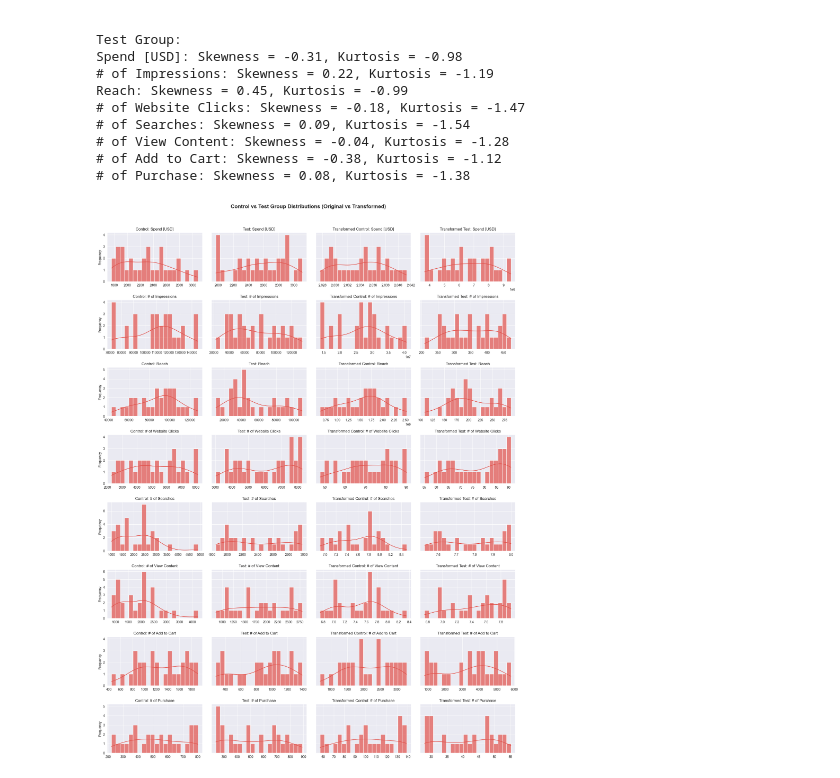
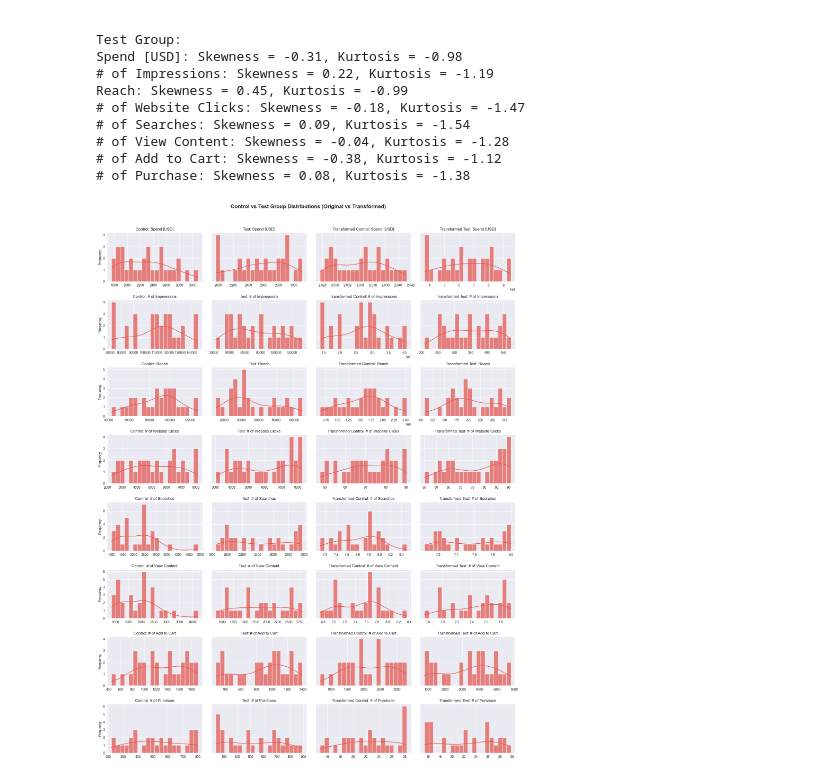
Before and after one commit to thebekhruz/AB_testing, a Jupyter notebook: notebooks/eda.ipynb, the cells around one changed output. Saved outputs shown, nothing was run; the diff lists cells and outputs as text; code cells hidden in the pictures.

```diff
--- a/notebooks/eda.ipynb
+++ b/notebooks/eda.ipynb
@@ -219,33 +219,32 @@ def normalize_data(df_control, df_test, numeric_cols):
     df_control_normalised = df_control.copy()
     df_test_normalised = df_test.copy()
 
     # Identify columns that require more moderate transformation
     #  -  `# of Purchase: Skewness`  Kurtosis = -1.18
     #  -  `# of Website Clicks`:     Kurtosis = -1.10
-    moderate_transform_cols = ['# of Purchases', '# of Website Clicks']
-
+    moderate_transform_cols = ['# of Purchase', '# of Website Clicks']
 
     for col in numeric_cols:
         if df_control[col].skew() > 0.8 or df_control[col].skew() < -0.8:
             # High skewness: Apply log transformation
             df_control_normalised[col] = np.log1p(df_control[col])
             df_test_normalised[col] = np.log1p(df_test[col])
         elif col in moderate_transform_cols:
             # Moderate skewness: Apply square root transformation instead of log
             df_control_normalised[col] = np.sqrt(df_control[col])
             df_test_normalised[col] = np.sqrt(df_test[col])
         else:
             # Apply Box-Cox transformation (only for strictly positive values)
             df_control_normalised[col], _ = stats.boxcox(df_control[col] + 1)  # Avoid zero errors
             df_test_normalised[col], _ = stats.boxcox(df_test[col] + 1)
 
     return df_control_normalised, df_test_normalised
 
 # Normalize data
 df_control_normalised, df_test_normalised = normalize_data(df_control, df_test, numeric_cols)
 
 # Plot transformed distributions
 plot_side_by_side_distributions(df_control, df_test, df_control_normalised, df_test_normalised,
                                 'Control vs Test Group Distributions (Original vs Transformed)')
 # %% [output]
-[figure, old version]
+[figure, new version]
```
Also changed, not shown: parts of 3 cells of this notebook, 7 other files.
